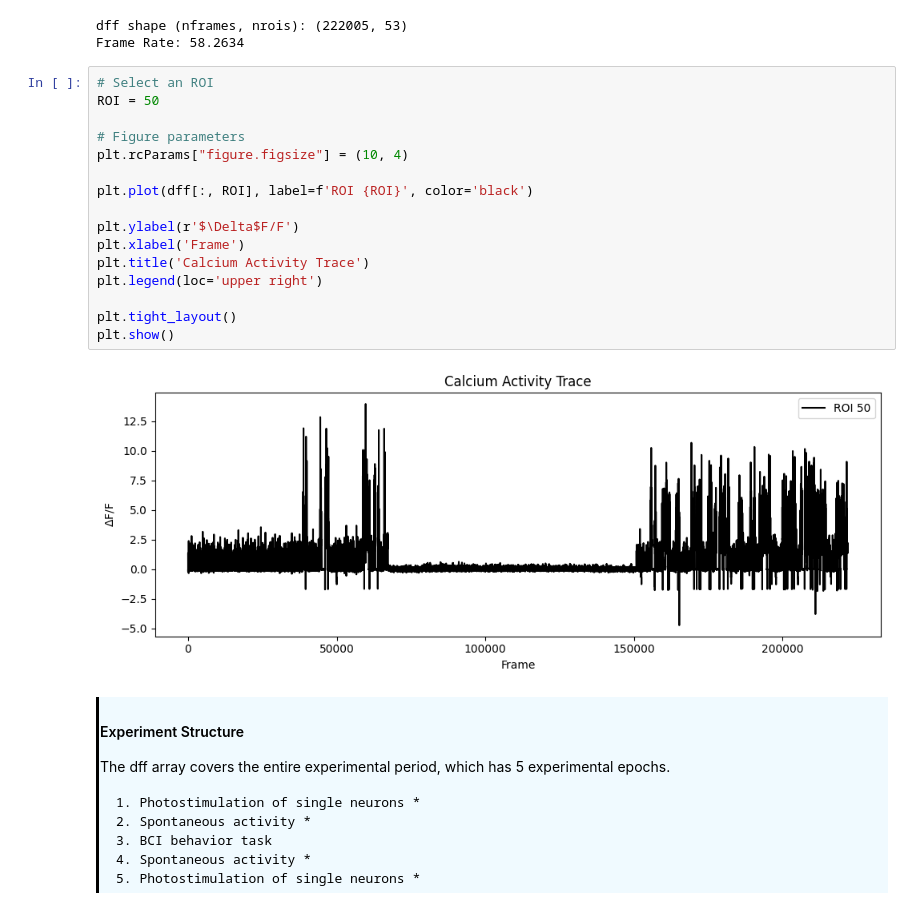
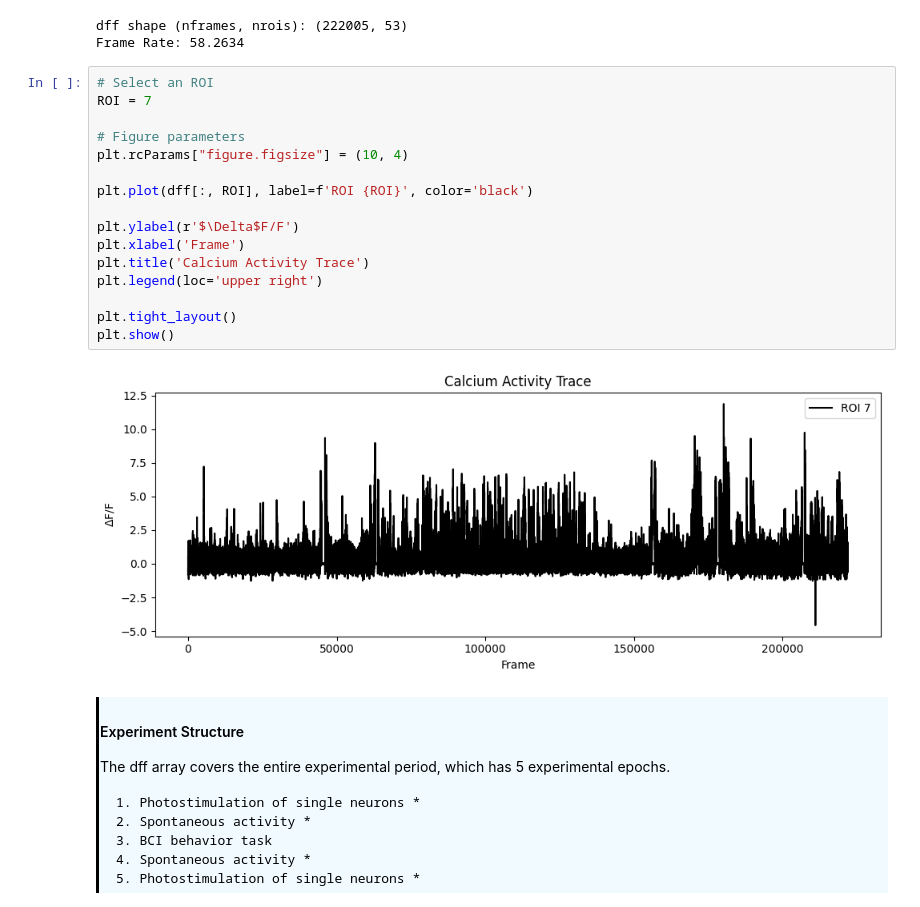
Before and after one commit to AllenNeuralDynamics/AIND-CNC-BCI-Workshop, a Jupyter notebook: code/demo_dev.ipynb, the cells around one changed output. Saved outputs shown, nothing was run; the diff lists cells and outputs as text.

```diff
--- a/code/demo_dev.ipynb
+++ b/code/demo_dev.ipynb
@@ -232,22 +232,22 @@ dff shape (nframes, nrois): (222005, 53)
 Frame Rate: 58.2634
 # %%
 # Select an ROI
-ROI = 50
+ROI = 7
 
 # Figure parameters
 plt.rcParams["figure.figsize"] = (10, 4)
 
 plt.plot(dff[:, ROI], label=f'ROI {ROI}', color='black')
 
 plt.ylabel(r'$\Delta$F/F')
 plt.xlabel('Frame')
 plt.title('Calcium Activity Trace')
 plt.legend(loc='upper right')
 
 plt.tight_layout()
 plt.show()
 # %% [output]
-[figure, old version]
+[figure, new version]
 # %% [markdown]
 <div style="border-left: 3px solid #000; padding: 1px; padding-left: 10px; background: #F0FAFF; ">
 
```
Also changed, not shown: parts of 10 cells of this notebook.
